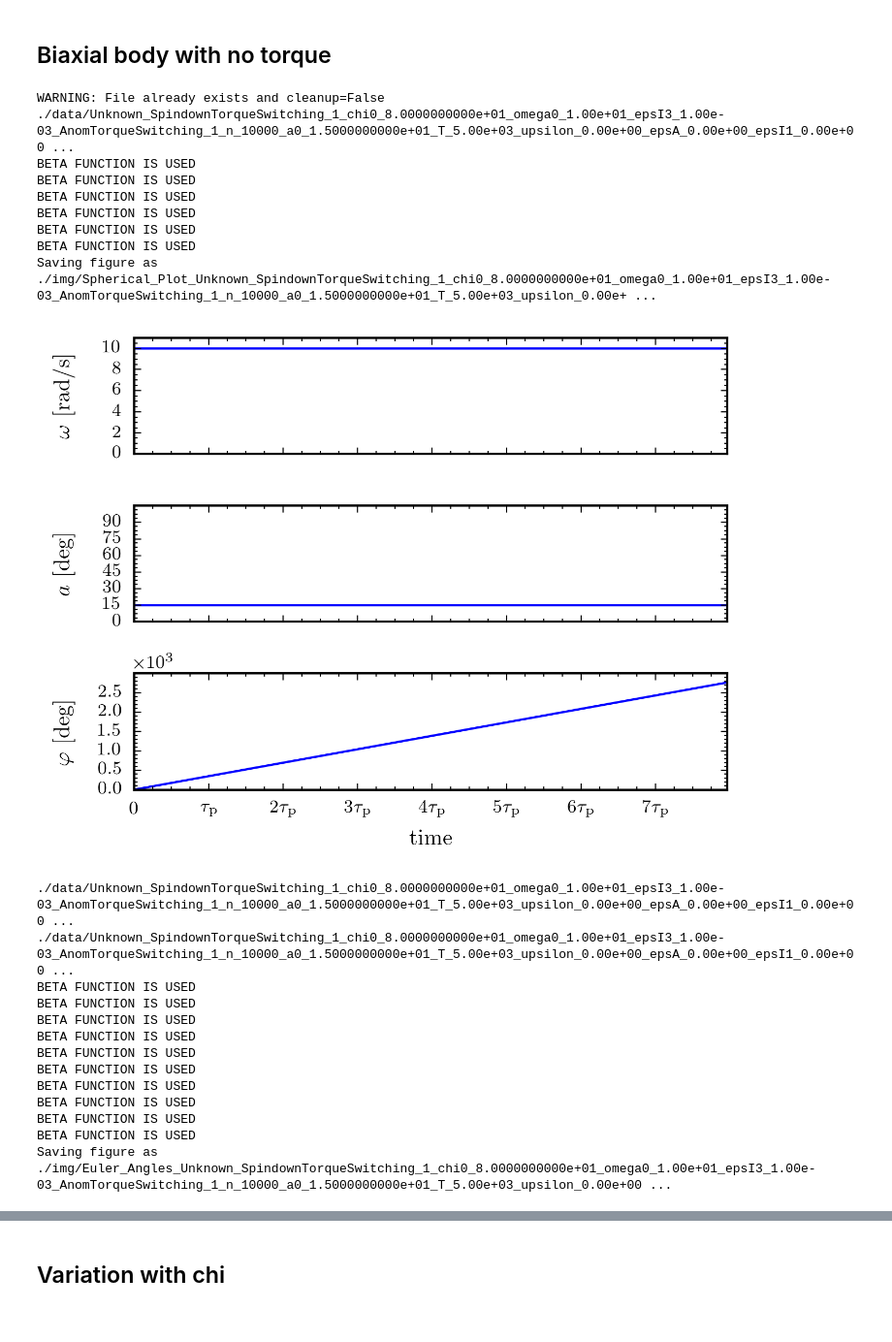
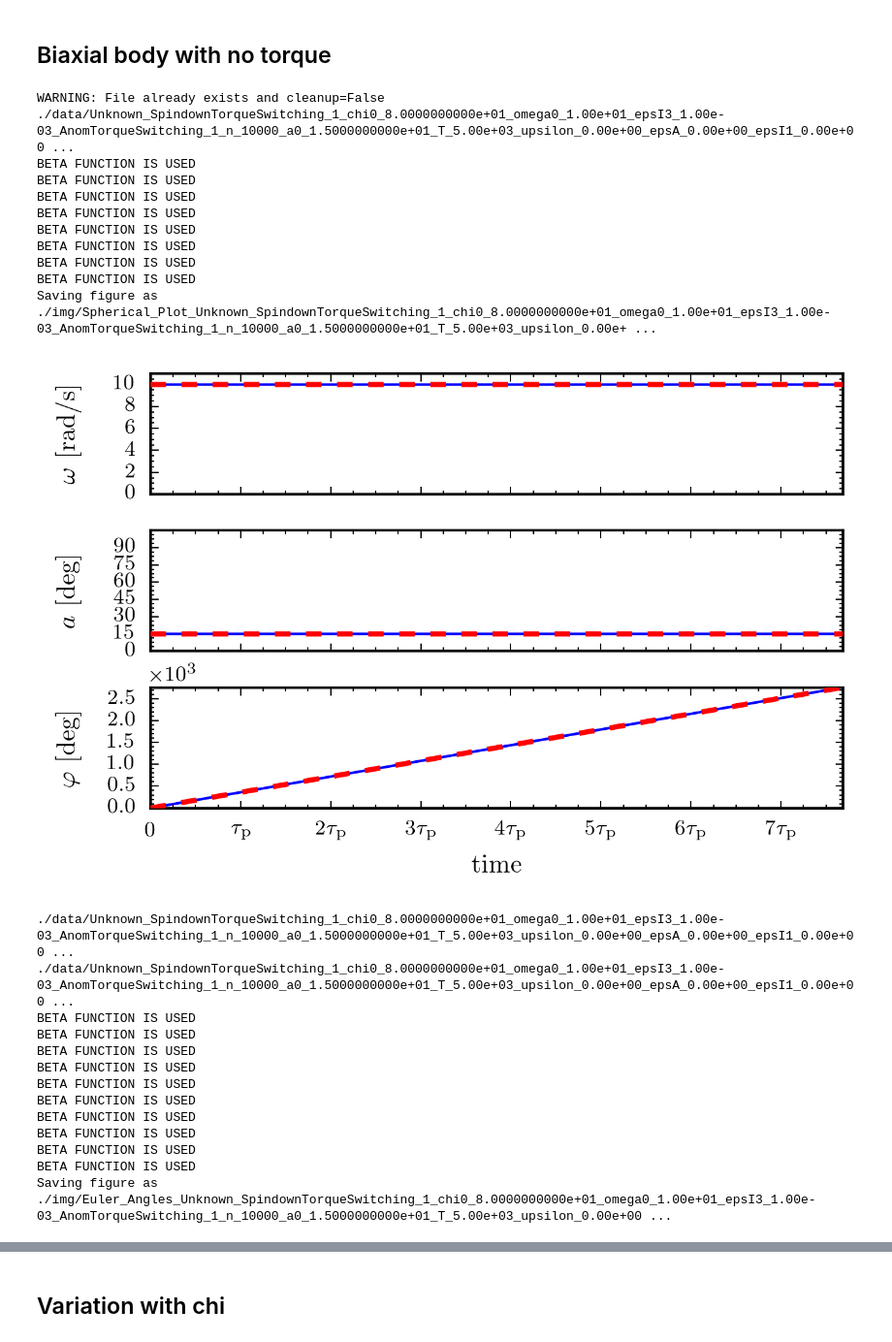
Before and after one commit to GregoryAshton/thesis, a Jupyter notebook: inertial_frame/GeneratePlots-NoTorque.ipynb, the cells around one changed output, grey strips where cells are left out. Shown: that part at 97% size. Cells and saved outputs as stored; diff of their text form; code cells hidden in the pictures.

```diff
--- a/inertial_frame/GeneratePlots-NoTorque.ipynb
+++ b/inertial_frame/GeneratePlots-NoTorque.ipynb
@@ -10,7 +10,7 @@ from matplotlib.ticker import MultipleLocator
 from nsmod.switching_torque_with_Euler import main
 from nsmod import Plot, File_Functions, Model
 
-figsize = (4.5, 3.5)
+figsize = (4.5, 3)
 plt.style.use('thesis')
 # %% [markdown]
 # Generating plots for the Inertial space results
@@ -20,28 +20,30 @@ In this notebook all plots for this section are generated. We will use the `nsmo
 # %%
 T = 5e3
 omega0 = 10
 epsI3 = 1e-3
 a0 = 15.0
 file_name = main(chi0=80, epsI3=epsI3, epsA=0.0, omega0=omega0, T=T,
                  n=10000, error=1e-18, a0=a0, cleanup=False)
 
-axes = Plot.Spherical_Plot(file_name, save_fig=True, figsize=figsize)
+axes = Plot.Spherical_Plot(file_name, save_fig=True, analytic=True, figsize=figsize)
 plt.show()
 
 axes = Plot.Euler_Angles(file_name, save_fig=True, analytic=True, figsize=figsize)
 
 plt.show()
 # %% [output]
 WARNING: File already exists and cleanup=False
 ./data/Unknown_SpindownTorqueSwitching_1_chi0_8.0000000000e+01_omega0_1.00e+01_epsI3_1.00e-03_AnomTorqueSwitching_1_n_10000_a0_1.5000000000e+01_T_5.00e+03_upsilon_0.00e+00_epsA_0.00e+00_epsI1_0.00e+00 ...
 BETA FUNCTION IS USED
 BETA FUNCTION IS USED
 BETA FUNCTION IS USED
 BETA FUNCTION IS USED
 BETA FUNCTION IS USED
 BETA FUNCTION IS USED
+BETA FUNCTION IS USED
+BETA FUNCTION IS USED
 Saving figure as ./img/Spherical_Plot_Unknown_SpindownTorqueSwitching_1_chi0_8.0000000000e+01_omega0_1.00e+01_epsI3_1.00e-03_AnomTorqueSwitching_1_n_10000_a0_1.5000000000e+01_T_5.00e+03_upsilon_0.00e+ ...
-[figure, old version]
+[figure, new version]
 ./data/Unknown_SpindownTorqueSwitching_1_chi0_8.0000000000e+01_omega0_1.00e+01_epsI3_1.00e-03_AnomTorqueSwitching_1_n_10000_a0_1.5000000000e+01_T_5.00e+03_upsilon_0.00e+00_epsA_0.00e+00_epsI1_0.00e+00 ...
 ./data/Unknown_SpindownTorqueSwitching_1_chi0_8.0000000000e+01_omega0_1.00e+01_epsI3_1.00e-03_AnomTorqueSwitching_1_n_10000_a0_1.5000000000e+01_T_5.00e+03_upsilon_0.00e+00_epsA_0.00e+00_epsI1_0.00e+00 ...
 BETA FUNCTION IS USED
```
Also changed, not shown: parts of 4 cells of this notebook, 19 other files.
